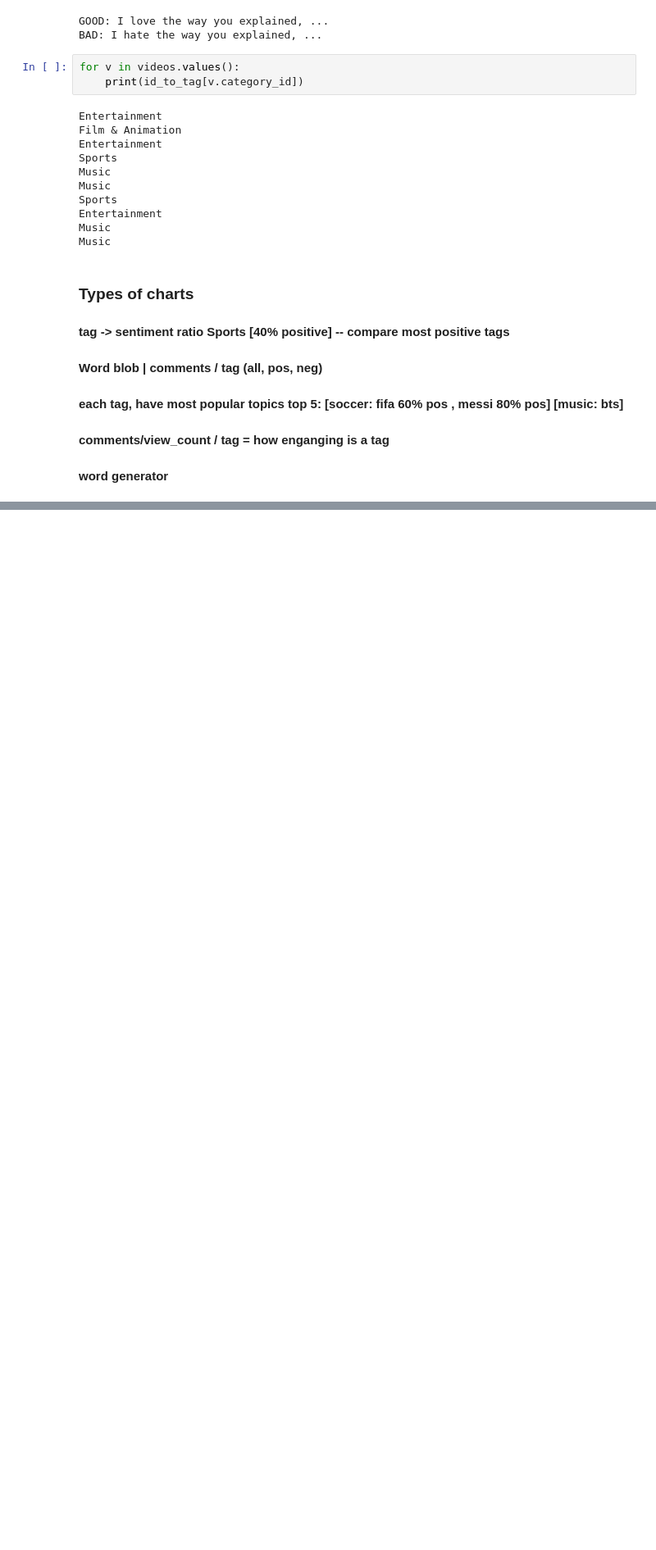
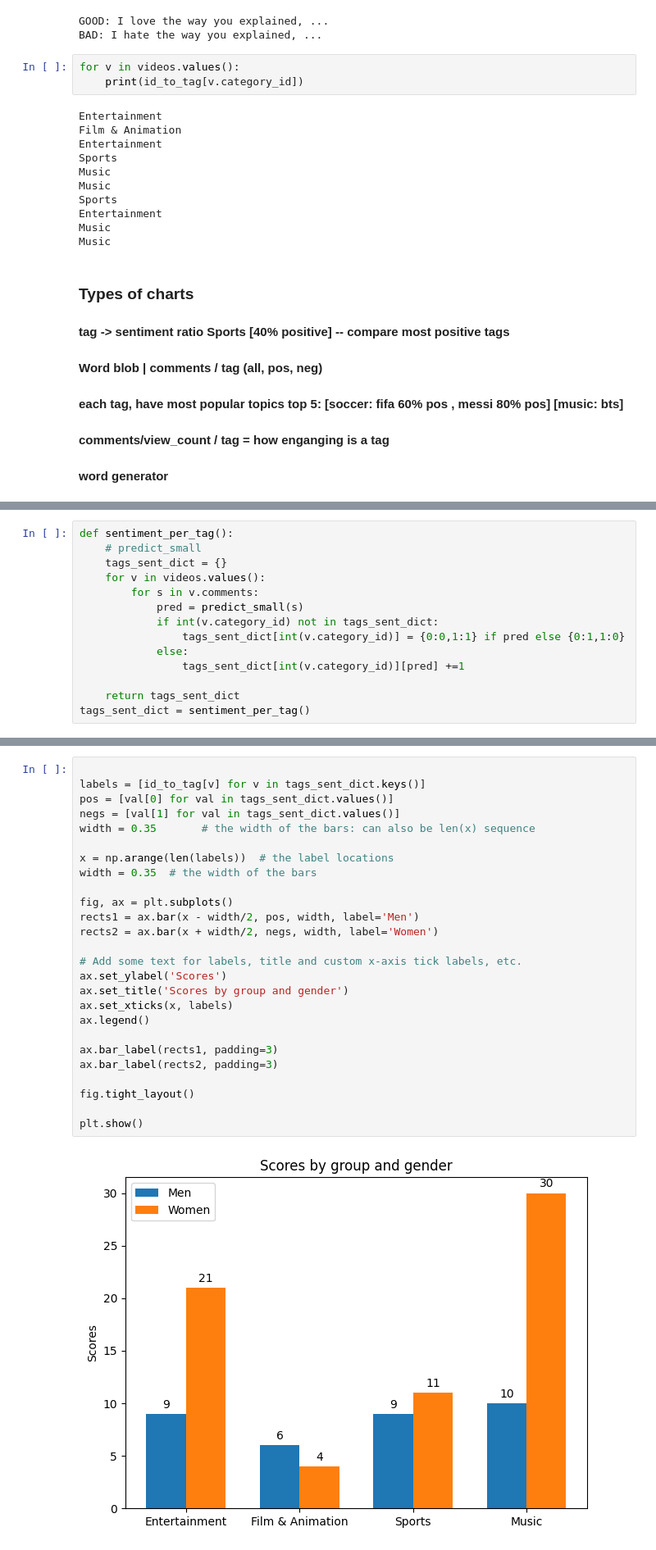
Before and after one commit to cdwangco/SentimentAnalysisProject, a Jupyter notebook: main.ipynb, the cells around one changed output, grey strips where cells are left out. Shown at 82% size. Drawn from its saved outputs; the diff is of its cells as text; blank space fills up the shorter version.

```diff
--- a/main.ipynb
+++ b/main.ipynb
@@ -87,0 +90,14 @@ plt.show()
+# %%
+def sentiment_per_tag():
+    # predict_small
+    tags_sent_dict = {}
+    for v in videos.values():
+        for s in v.comments:
+            pred = predict_small(s)
+            if int(v.category_id) not in tags_sent_dict:
+                tags_sent_dict[int(v.category_id)] = {0:0,1:1} if pred else {0:1,1:0}
+            else:
+                tags_sent_dict[int(v.category_id)][pred] +=1
+
+    return tags_sent_dict
+tags_sent_dict = sentiment_per_tag()
@@ -87,0 +108,28 @@ plt.show()
+# %%
+
+labels = [id_to_tag[v] for v in tags_sent_dict.keys()]
+pos = [val[0] for val in tags_sent_dict.values()]
+negs = [val[1] for val in tags_sent_dict.values()]
+width = 0.35       # the width of the bars: can also be len(x) sequence
+
+x = np.arange(len(labels))  # the label locations
+width = 0.35  # the width of the bars
+
+fig, ax = plt.subplots()
+rects1 = ax.bar(x - width/2, pos, width, label='Men')
+rects2 = ax.bar(x + width/2, negs, width, label='Women')
+
+# Add some text for labels, title and custom x-axis tick labels, etc.
+ax.set_ylabel('Scores')
+ax.set_title('Scores by group and gender')
+ax.set_xticks(x, labels)
+ax.legend()
+
+ax.bar_label(rects1, padding=3)
+ax.bar_label(rects2, padding=3)
+
+fig.tight_layout()
+
+plt.show()
+# %% [output]
+[figure, added]
```
Also changed, not shown: parts of 6 cells of this notebook.
